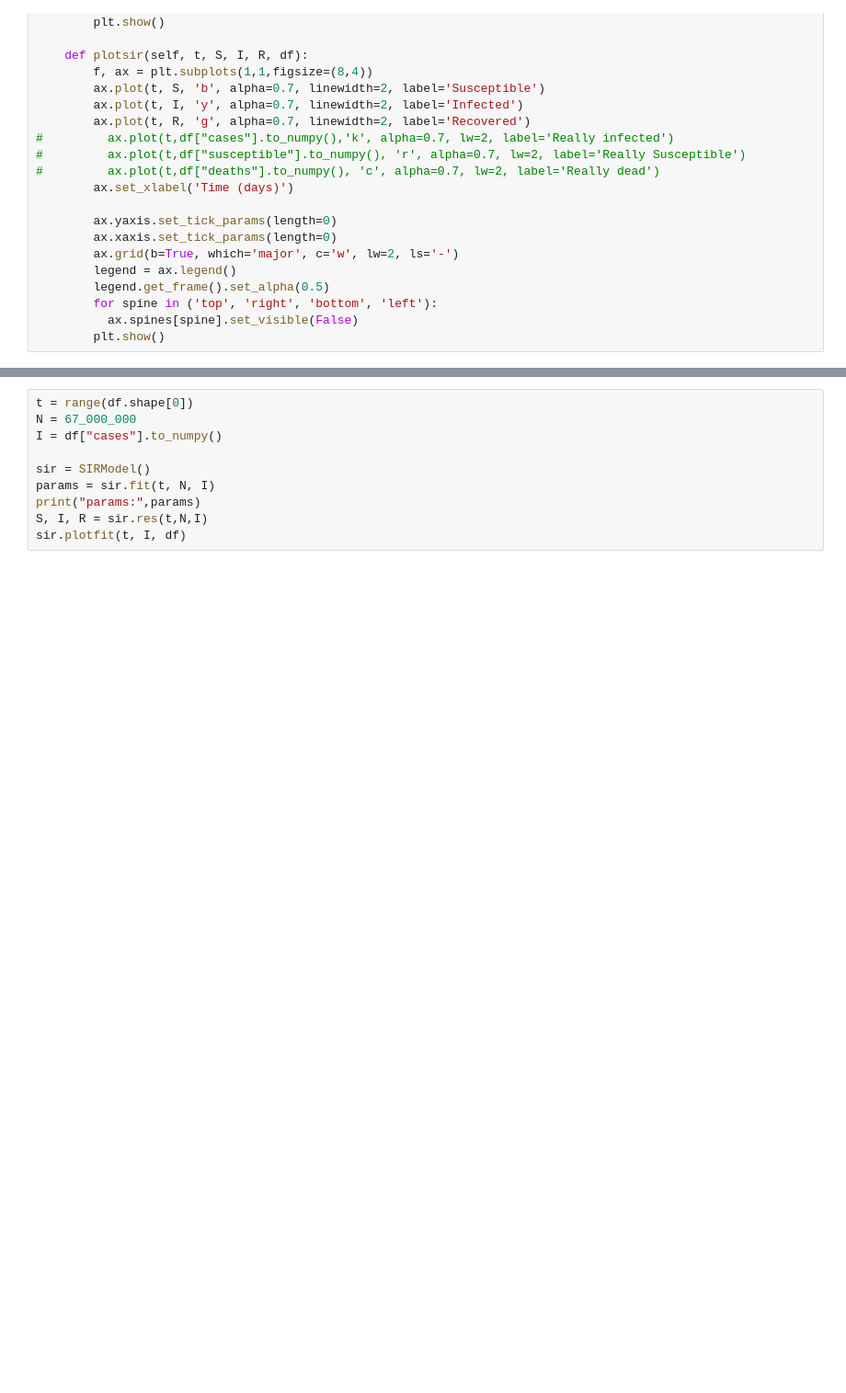
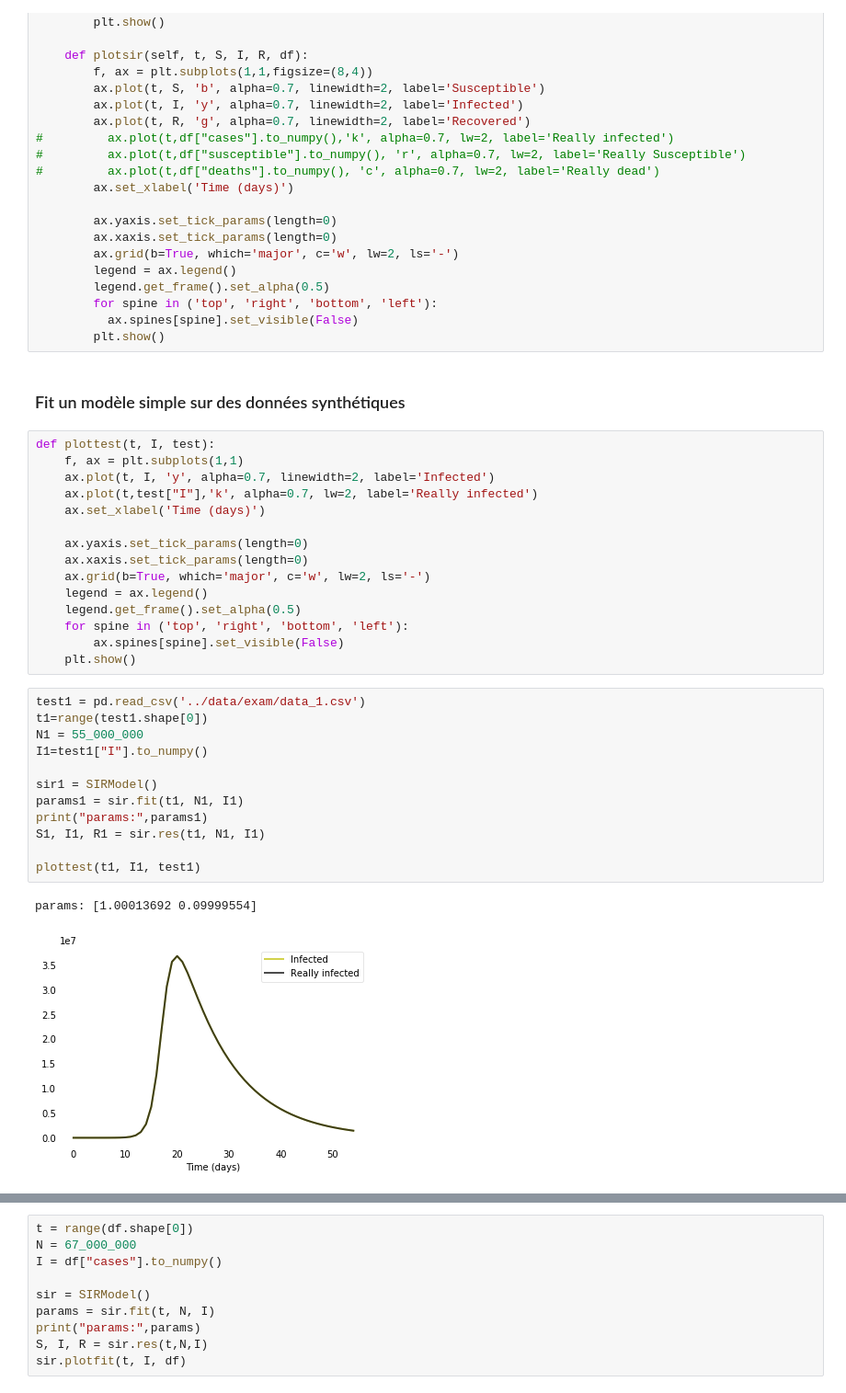
Before and after one commit to klchai/ML_COVID-19, a Jupyter notebook: model/sir.ipynb, the cells around one changed output, grey strips where cells are left out. Shown at 92% size. Cells and saved outputs as stored; diff of their text form; blank space fills up the shorter version.

Commit message:
add data and update sir

```diff
--- a/model/sir.ipynb
+++ b/model/sir.ipynb
@@ -114,3 +114,35 @@ class SIRModel():
         for spine in ('top', 'right', 'bottom', 'left'):
           ax.spines[spine].set_visible(False)
         plt.show()
+# %% [markdown]
+### Fit un modèle simple sur des données synthétiques
+# %%
+def plottest(t, I, test):
+    f, ax = plt.subplots(1,1)
+    ax.plot(t, I, 'y', alpha=0.7, linewidth=2, label='Infected')
+    ax.plot(t,test["I"],'k', alpha=0.7, lw=2, label='Really infected')
+    ax.set_xlabel('Time (days)')
+
+    ax.yaxis.set_tick_params(length=0)
+    ax.xaxis.set_tick_params(length=0)
+    ax.grid(b=True, which='major', c='w', lw=2, ls='-')
+    legend = ax.legend()
+    legend.get_frame().set_alpha(0.5)
+    for spine in ('top', 'right', 'bottom', 'left'):
+        ax.spines[spine].set_visible(False)
+    plt.show()
+# %%
+test1 = pd.read_csv('../data/exam/data_1.csv')
+t1=range(test1.shape[0])
+N1 = 55_000_000
+I1=test1["I"].to_numpy()
+
+sir1 = SIRModel()
+params1 = sir.fit(t1, N1, I1)
+print("params:",params1)
+S1, I1, R1 = sir.res(t1, N1, I1)
+
+plottest(t1, I1, test1)
+# %% [output]
+params: [1.00013692 0.09999554]
+[figure, added]
```
Also changed, not shown: parts of 3 cells of this notebook, 4 other files.
